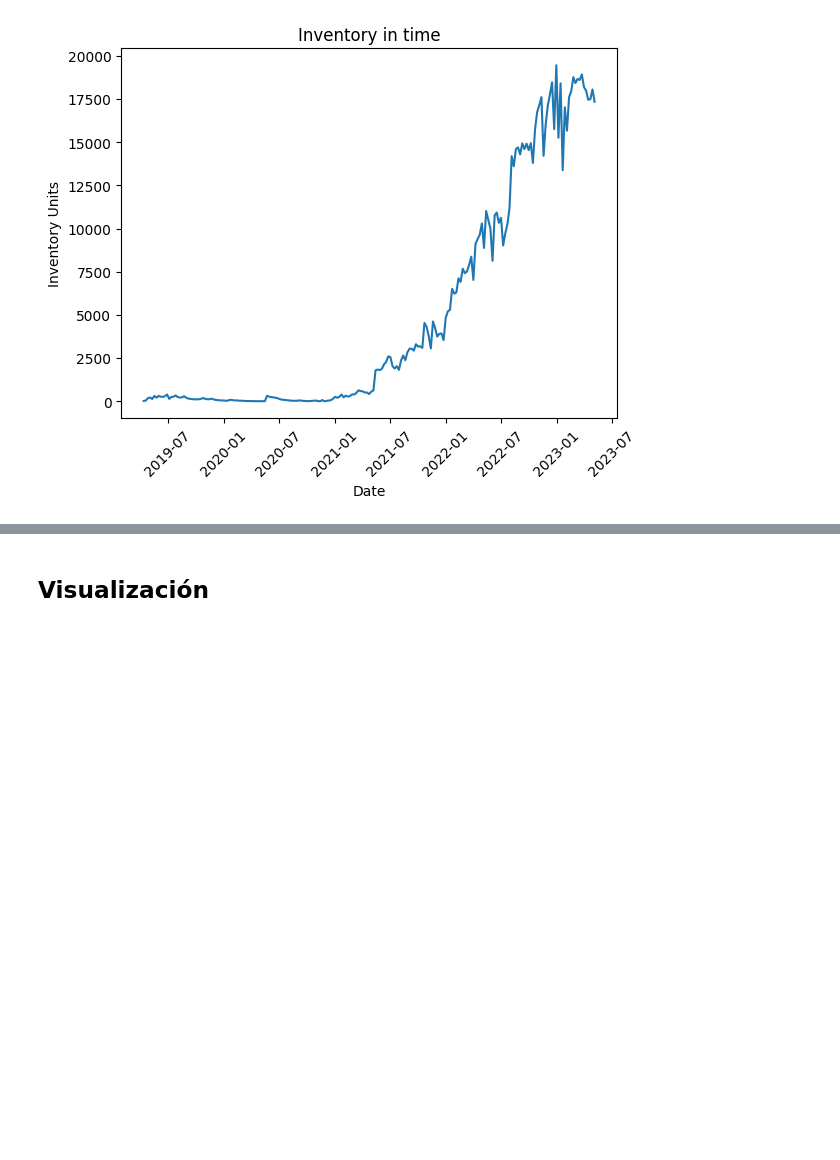
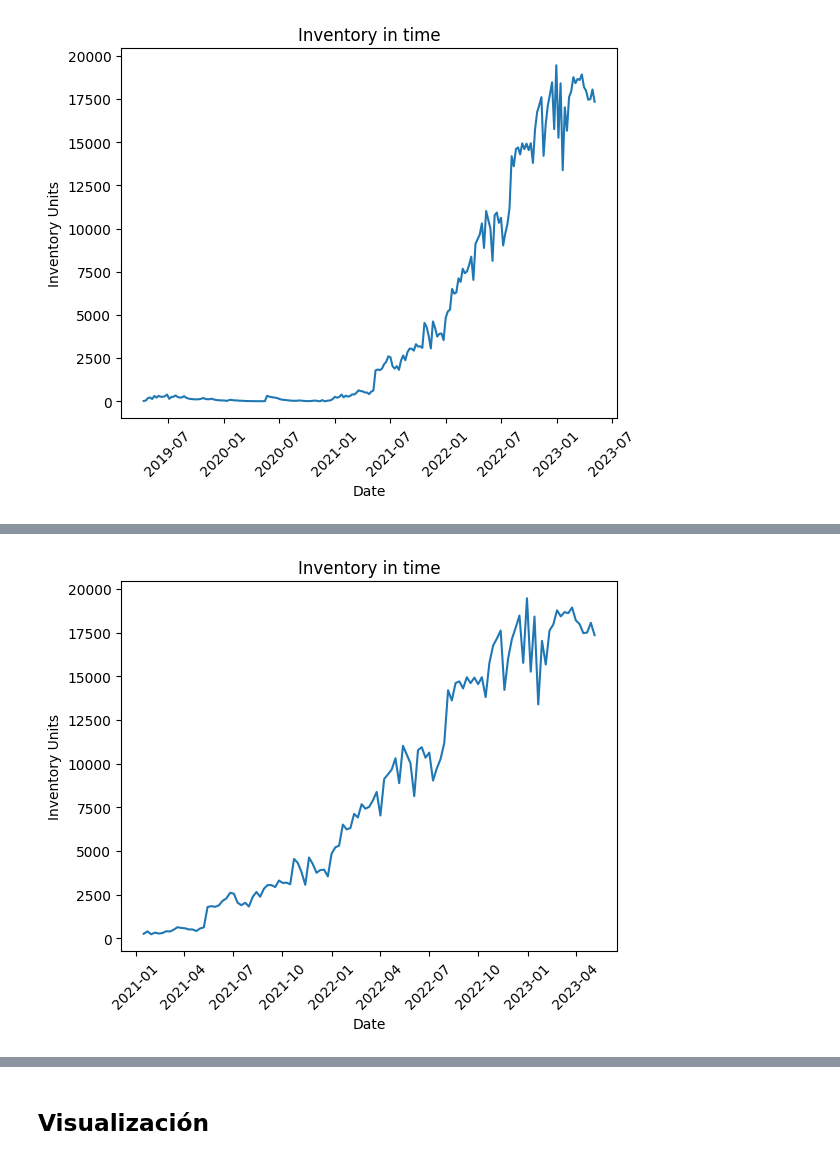
Before and after one commit to AlejandroDopico2/HackUPC23, a Jupyter notebook: hp.ipynb, the cells around one changed output, grey strips where cells are left out. Saved outputs shown, nothing was run; the diff lists cells and outputs as text; code cells hidden in the pictures; blank space fills up the shorter version.

```diff
--- a/hp.ipynb
+++ b/hp.ipynb
@@ -147,3 +165,13 @@ plt.show()
+# %%
+gd = new_df.groupby('date').sum(numeric_only = True)
+plt.plot(gd.index, gd.inventory_units)
+plt.xticks(rotation = 45)
+plt.xlabel('Date')
+plt.ylabel('Inventory Units')
+plt.title('Inventory in time')
+plt.show()
+# %% [output]
+[figure, added]
 # %%
 plt.plot(gd.index, gd.sales_units)
 plt.xticks(rotation = 45)
```
Also changed, not shown: parts of 16 cells of this notebook.
